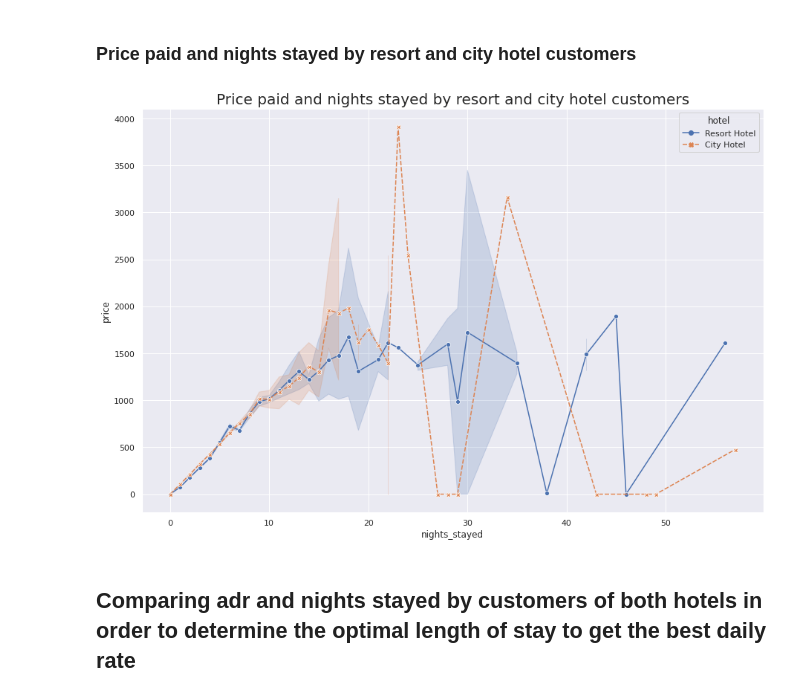
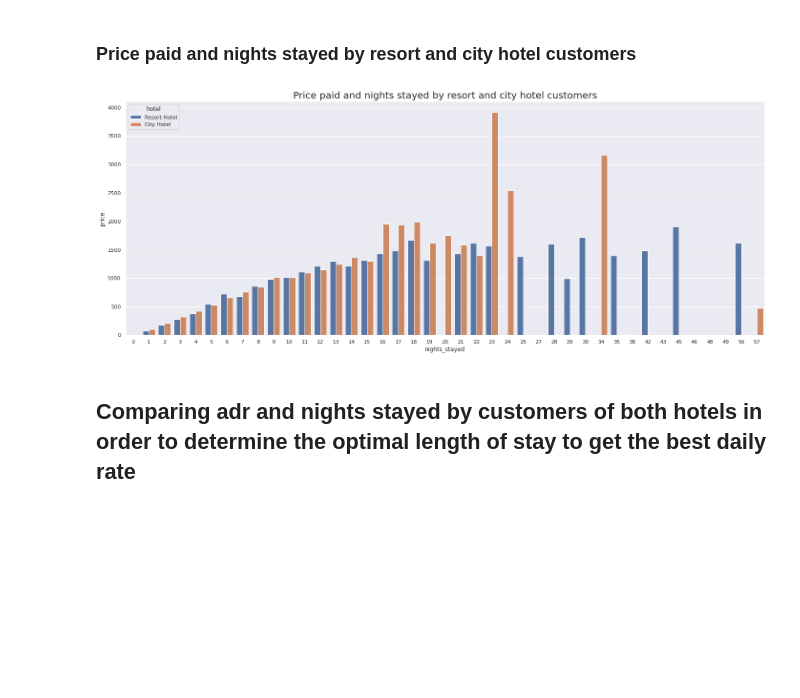
Before and after one commit to LuvMutreja/Hotel-booking-analysis, a Jupyter notebook: Luv_Mutreja_Hotel_Booking_Analysis_Capstone_Project.ipynb, the cells around one changed output. Cells and saved outputs as stored; diff of their text form; code cells hidden in the pictures; blank space fills up the shorter version.

```diff
--- a/Luv_Mutreja_Hotel_Booking_Analysis_Capstone_Project.ipynb
+++ b/Luv_Mutreja_Hotel_Booking_Analysis_Capstone_Project.ipynb
@@ -517,11 +513,12 @@ hoteldf[['price','adr','nights_stayed']].head(15)
 # %% [markdown]
 ### Price paid and nights stayed by resort and city hotel customers
 # %%
-sns.lineplot(x='nights_stayed',y='price',data=hoteldf,hue='hotel',style='hotel',markers=True)
+plt.figure(figsize=(24,9))
+sns.barplot(x='nights_stayed',y='price',data=hoteldf,hue='hotel',ci=0.01)
 plt.title('Price paid and nights stayed by resort and city hotel customers',fontsize=20)
 plt.show()
 # %% [output]
-[figure, old version]
+[figure, new version]
 # %% [markdown]
 ## Comparing adr and nights stayed by customers of both hotels in order to determine the optimal length of stay to get the best daily rate
 # %%
```
Also changed, not shown: parts of 30 cells of this notebook.
